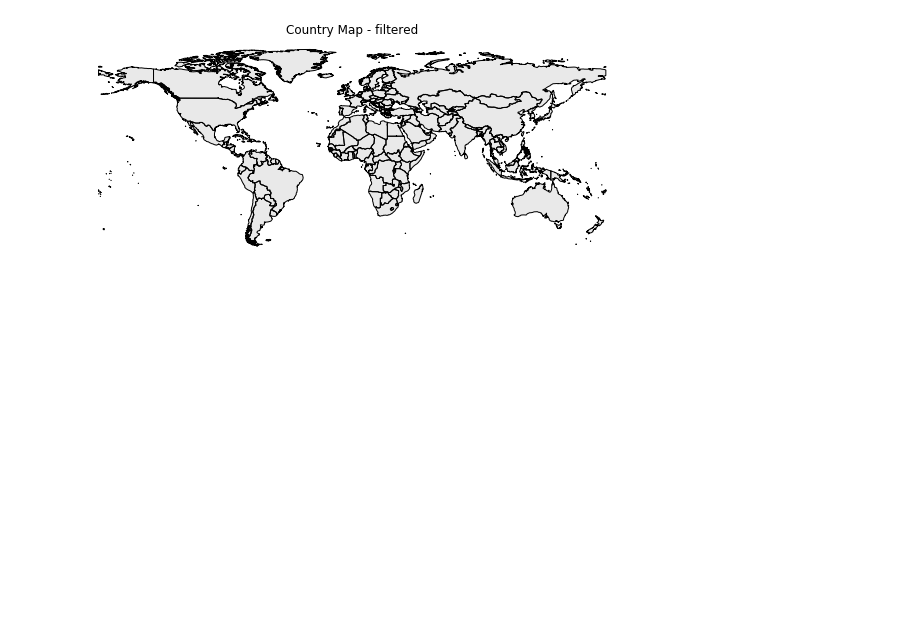
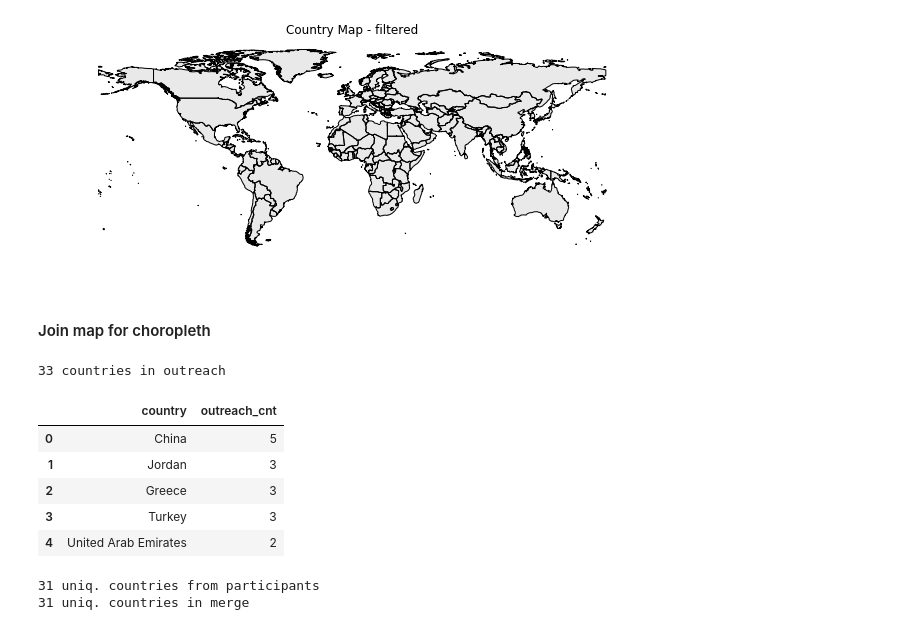
Before and after one commit to ryan-p-larson/iwp, a Jupyter notebook: notebooks/04-map-output.ipynb, the cells around one changed output. Saved outputs shown, nothing was run; the diff lists cells and outputs as text; code cells hidden in the pictures; blank space fills up the shorter version.

```diff
--- a/notebooks/04-map-output.ipynb
+++ b/notebooks/04-map-output.ipynb
@@ -109,2 +108,21 @@ ax.set_title("Country Map - filtered")
 web_map_f = '../data/canonical/web-map.geo.json'
 country_map_df.to_file(filename=web_map_f, driver="GeoJSON")
+# %% [markdown]
+#### Join map for choropleth
+# %%
+# Outreach country counts data frame
+outreach_cnts = outreach_df.country.value_counts()
+
+outreach_cnts = outreach_cnts.reset_index()
+outreach_cnts.columns = ['country', 'outreach_cnt']
+
+print ("{} countries in outreach".format(len(outreach_cnts)))
+outreach_cnts.head()
+# %% [output]
+33 countries in outreach
+|  | country | outreach_cnt |
+| 0 | China | 5 |
+| 1 | Jordan | 3 |
+| 2 | Greece | 3 |
+| 3 | Turkey | 3 |
+| 4 | United Arab Emirates | 2 |
@@ -110,0 +132,11 @@ country_map_df.to_file(filename=web_map_f, driver="GeoJSON")
+# %%
+# Participant country counts map layer
+
+print ("{} uniq. countries from participants".format(len(country_cnts_df)))
+
+participant_layer = country_map_df.merge(country_cnts_df, on='country')
+
+print ("{} uniq. countries in merge".format(len(participant_layer)))
+# %% [output]
+31 uniq. countries from participants
+31 uniq. countries in merge
```
Also changed, not shown: parts of 7 cells of this notebook, 2 other files.
